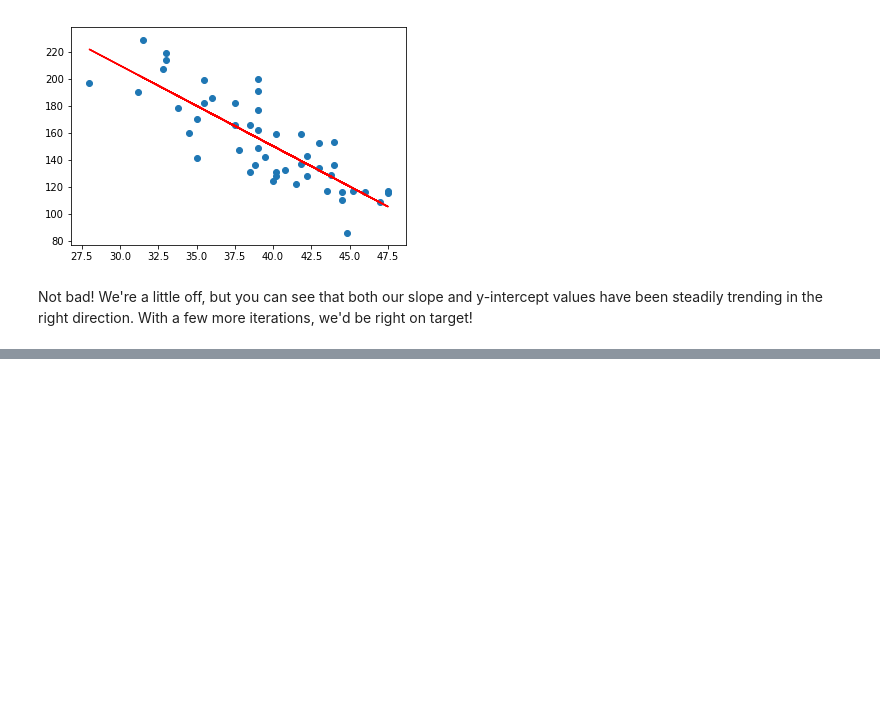
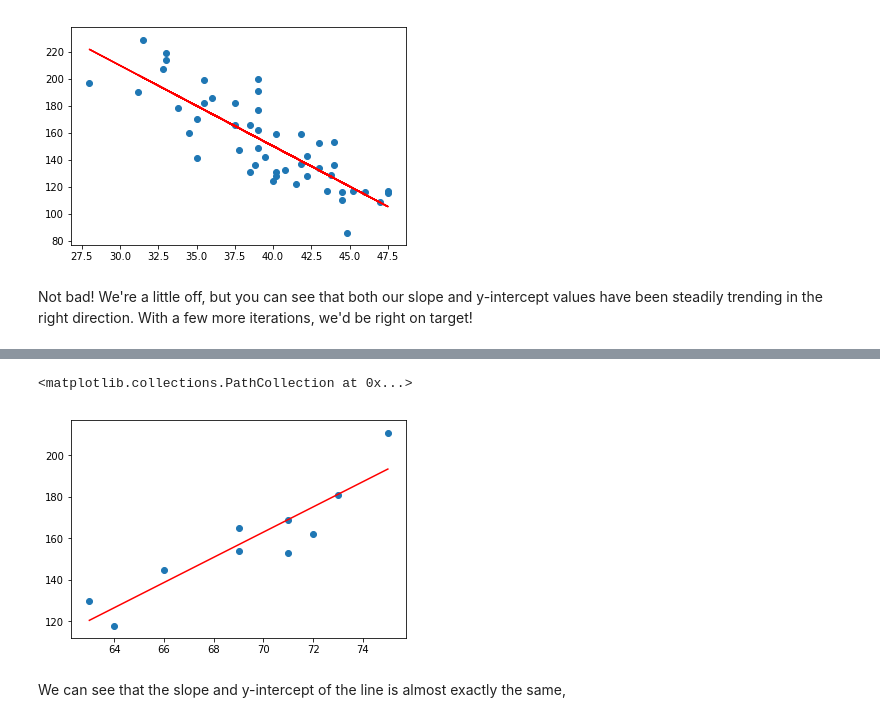
Before and after one commit to josephmosby/regression-methods, a Jupyter notebook: lesson-1/Linear Regression with Python.ipynb, the cells around one changed output, grey strips where cells are left out. Drawn from its saved outputs; the diff is of its cells as text; code cells hidden in the pictures; blank space fills up the shorter version.

```diff
--- a/lesson-1/Linear Regression with Python.ipynb
+++ b/lesson-1/Linear Regression with Python.ipynb
@@ -200,0 +208,2 @@ Not bad! We're a little off, but you can see that both our slope and y-intercept
+# %%
+studentheight_mod = pd.read_table("studentheightmore.txt", delim_whitespace=True)
@@ -200,0 +235,9 @@ Not bad! We're a little off, but you can see that both our slope and y-intercept
+# %%
+m_sh_mod, b_sh_mod = np.polyfit(studentheight_mod.ht, studentheight_mod.wt, 1)
+plt.plot(studentheight_mod.ht, [m_sh_mod*x + b_sh_mod for x in studentheight_mod.ht], "red")
+plt.scatter(x=studentheight_mod.ht, y=studentheight_mod.wt)
+# %% [output]
+<matplotlib.collections.PathCollection at 0x...>
+[figure, added]
+# %% [markdown]
+We can see that the slope and y-intercept of the line is almost exactly the same,
```
Also changed, not shown: parts of 6 cells of this notebook, 1 other file.
